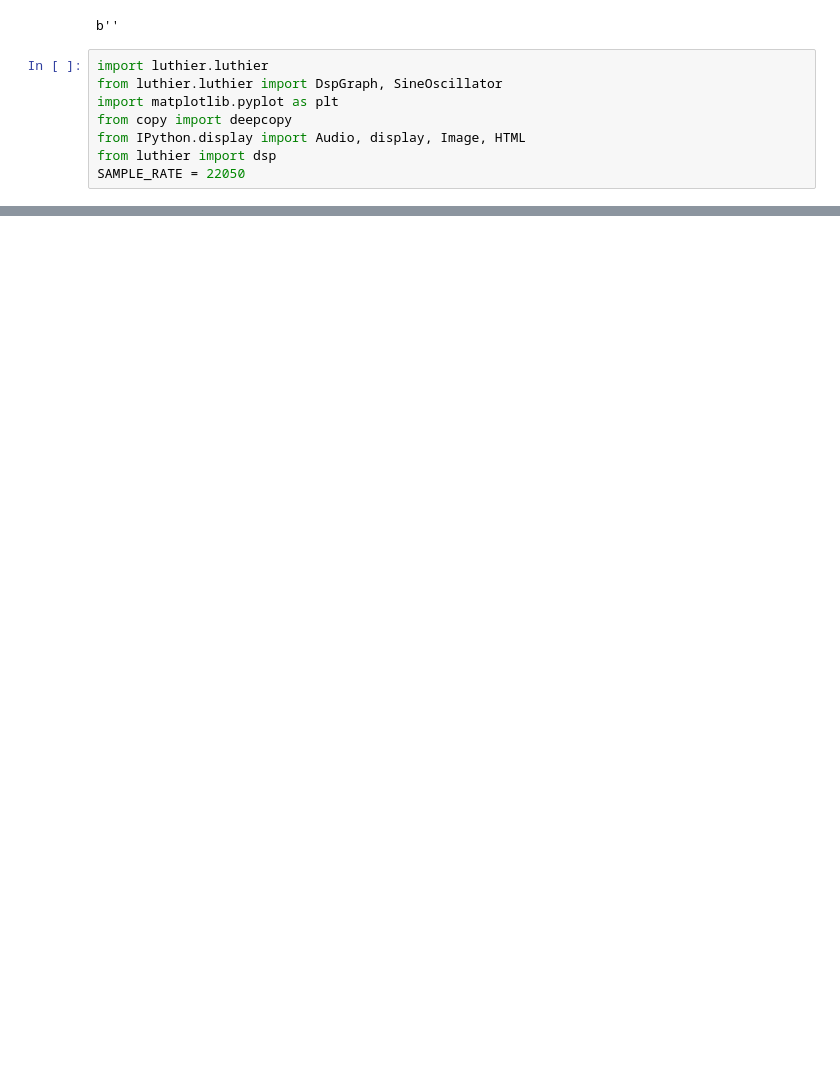
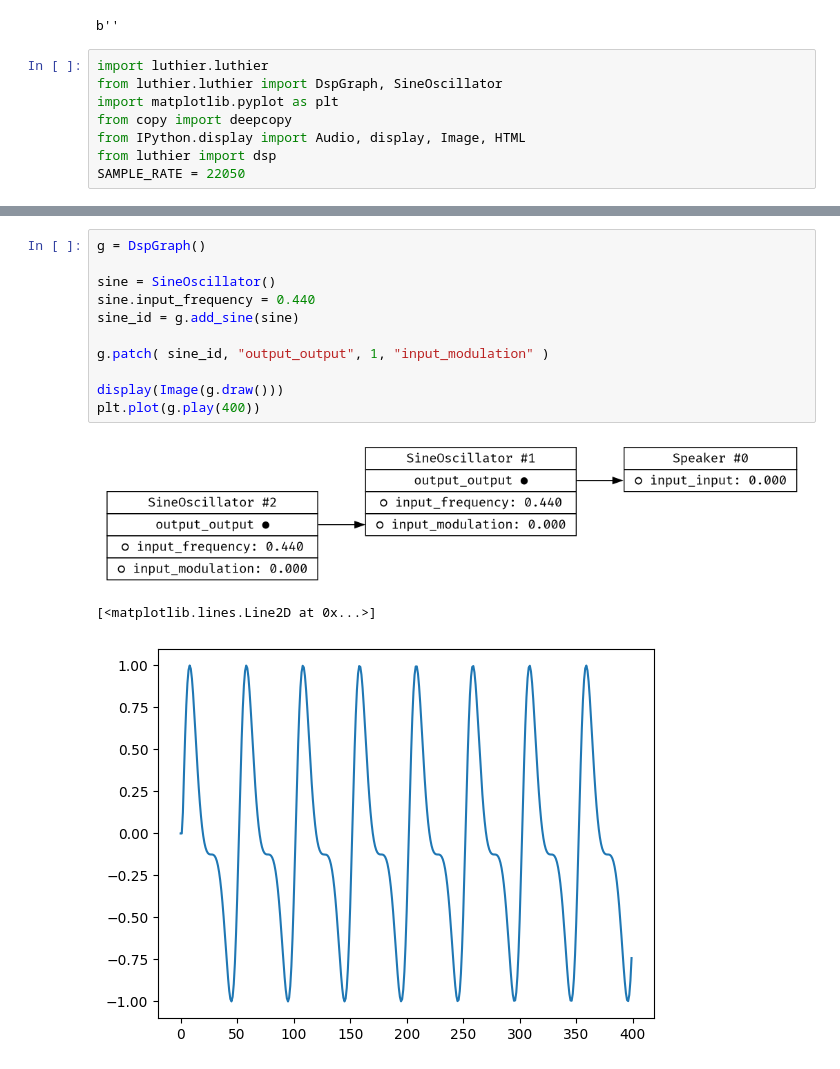
Before and after one commit to Wint3rmute/luthier, a Jupyter notebook: rust.ipynb, the cells around one changed output, grey strips where cells are left out. Drawn from its saved outputs; the diff is of its cells as text; blank space fills up the shorter version.

```diff
--- a/rust.ipynb
+++ b/rust.ipynb
@@ -55,0 +22,15 @@ took 43.849515199661255
+# %%
+g = DspGraph()
+
+sine = SineOscillator()
+sine.input_frequency = 0.440
+sine_id = g.add_sine(sine)
+
+g.patch( sine_id, "output_output", 1, "input_modulation" )
+
+display(Image(g.draw()))
+plt.plot(g.play(400))
+# %% [output]
+[figure, added]
+[<matplotlib.lines.Line2D at 0x...>]
+[figure, added]
```
Also changed, not shown: parts of 3 cells of this notebook, 5 other files.
